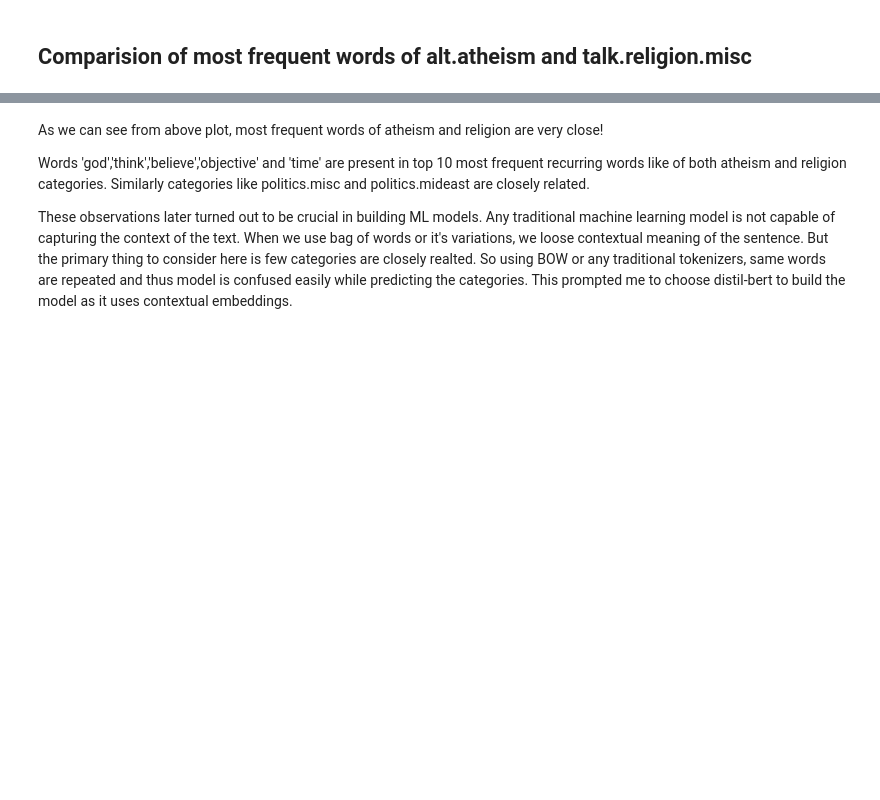
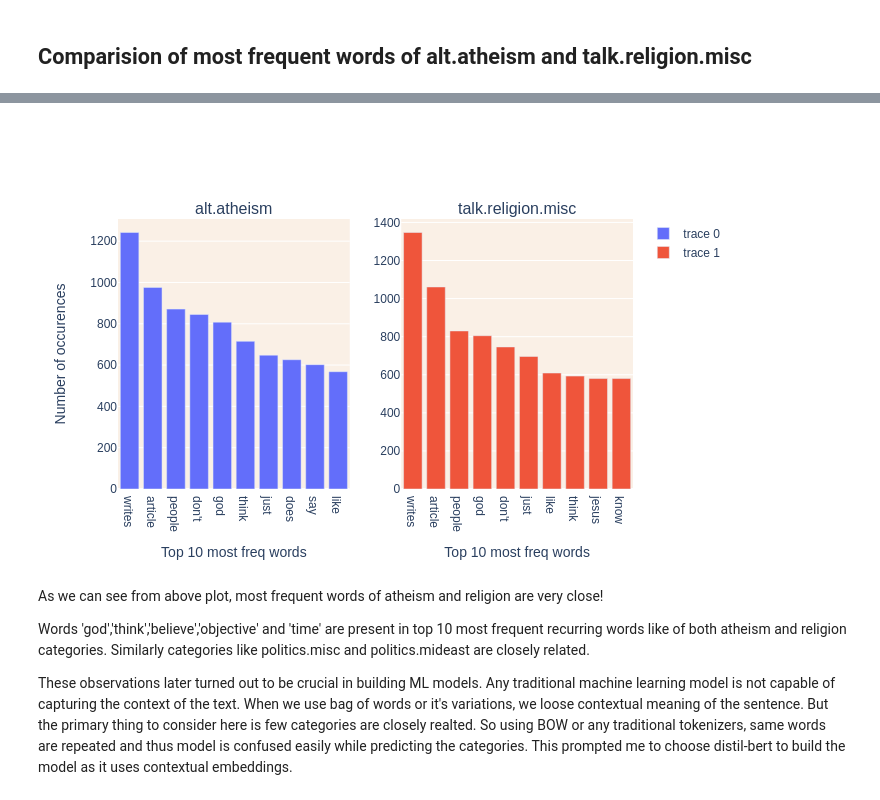
Before and after one commit to prabhakar9/takehome-assignment-interview-1, a Jupyter notebook: exploratory_data_analysis.ipynb, the cells around one changed output, grey strips where cells are left out. Drawn from its saved outputs; the diff is of its cells as text; code cells hidden in the pictures; blank space fills up the shorter version.

```diff
--- a/exploratory_data_analysis.ipynb
+++ b/exploratory_data_analysis.ipynb
@@ -172,9 +168,8 @@ fig.update_xaxes(title_text="Top 10 most freq words", row=1, col=2)
 
 # Update yaxis properties
 fig.update_yaxes(title_text='Number of occurences', row=1, col=1)
-fig.update_yaxes(title_text='Number of occurences', row=1, col=2)
 
 fig.update_layout(
     plot_bgcolor='linen')
-fig.show()
+fig.show(renderer="png")
 # %% [output]
@@ -182,3 +176,4 @@ fig.show()
+[figure, added]
 # %% [markdown]
 As we can see from above plot, most frequent words of atheism and religion are very close!
 
```
Also changed, not shown: parts of 4 cells of this notebook.
